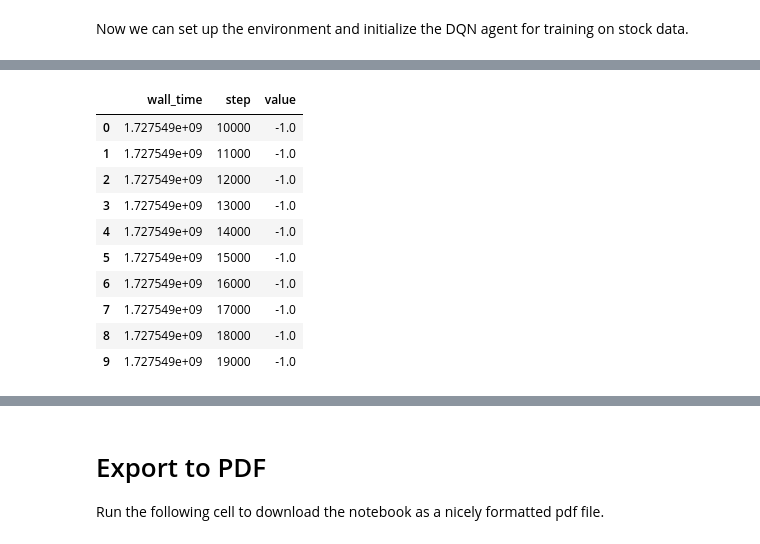
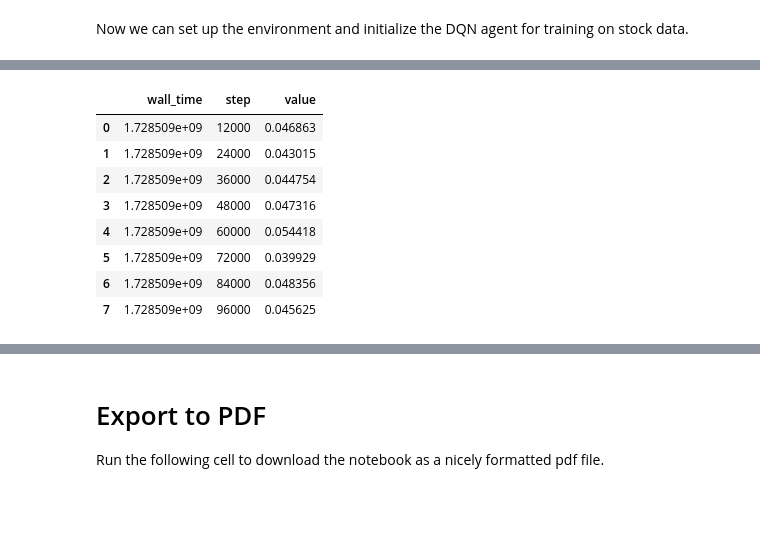
Before and after one commit to rotemgr3/CLAI-Project, a Jupyter notebook: CLAI_236203_FINAL_PROJECT.ipynb, the cells around one changed output, grey strips where cells are left out. Saved outputs shown, nothing was run; the diff lists cells and outputs as text; code cells hidden in the pictures; blank space fills up the shorter version.

```diff
--- a/CLAI_236203_FINAL_PROJECT.ipynb
+++ b/CLAI_236203_FINAL_PROJECT.ipynb
@@ -1446,8 +1448,8 @@ class StocksEnv(gym.Env):
         # Define the observation space based on state shape
         state_shape = self._state.shape
         state_min_bounds = np.full(state_shape, -np.inf)
-        state_min_bounds[-2] = 0.0  # Set minimum bound for cash
-        state_min_bounds[-1] = 0.0  # Set minimum bound for num_shares
+        state_min_bounds[-3] = 0.0  # Set minimum bound for cash
+        state_min_bounds[-2] = 0.0  # Set minimum bound for num_shares
 
         state_max_bounds = np.full(state_shape, np.inf)
 
@@ -1478,8 +1480,7 @@ class StocksEnv(gym.Env):
         return self._state.encode(), []
 
     def step(self, action):
-        # Clip the action to ensure it stays within -1 to 1
-        action = np.clip(action, -1, 1)
+        action = action.item()
 
         # Execute the step in the state
         reward, done = self._state.step(action)
@@ -1885,7 +1859,7 @@ def extract_all_scalars(logfile):
 
 # TODO
 # To plot the run insert the full path from /content/runs/
-logfile = "./runs/Sep28_21-36-03_ran-mashawsha-conv-part2_run_20240928-2135/events.out.tfevents.1727548563.ran-mashawsha"
+logfile = "./runs/Oct10_00-15-30_lambda5-conv-part2_run_20241010-0015_commission_0.1/events.out.tfevents.1728508530.lambda5"
 # logfile = "/content/drive/MyDrive/CLAI-model/test_run_20240912-1850/checkpoint-  3.data"
 # saves_path = '/content/drive/MyDrive/CLAI-model/test_run_20240912-1850'
 # file_name = 'checkpoint-  3.data'
@@ -1919,17 +1917,15 @@ for tag, (xlabel, ylabel, title) in plot_tags.items():
 # %%
-all_scalar_data['values_mean']
+all_scalar_data['num_shares_val']
 # %% [output]
 |  | wall_time | step | value |
-| 0 | 1.727549e+09 | 10000 | -1.0 |
-| 1 | 1.727549e+09 | 11000 | -1.0 |
-| 2 | 1.727549e+09 | 12000 | -1.0 |
-| 3 | 1.727549e+09 | 13000 | -1.0 |
-| 4 | 1.727549e+09 | 14000 | -1.0 |
-| 5 | 1.727549e+09 | 15000 | -1.0 |
-| 6 | 1.727549e+09 | 16000 | -1.0 |
-| 7 | 1.727549e+09 | 17000 | -1.0 |
-| 8 | 1.727549e+09 | 18000 | -1.0 |
-| 9 | 1.727549e+09 | 19000 | -1.0 |
+| 0 | 1.728509e+09 | 12000 | 0.046863 |
+| 1 | 1.728509e+09 | 24000 | 0.043015 |
+| 2 | 1.728509e+09 | 36000 | 0.044754 |
+| 3 | 1.728509e+09 | 48000 | 0.047316 |
+| 4 | 1.728509e+09 | 60000 | 0.054418 |
+| 5 | 1.728509e+09 | 72000 | 0.039929 |
+| 6 | 1.728509e+09 | 84000 | 0.048356 |
+| 7 | 1.728509e+09 | 96000 | 0.045625 |
 # %%
 import os
 import matplotlib.pyplot as plt
```
Also changed, not shown: parts of 12 cells of this notebook, 2 other files.
